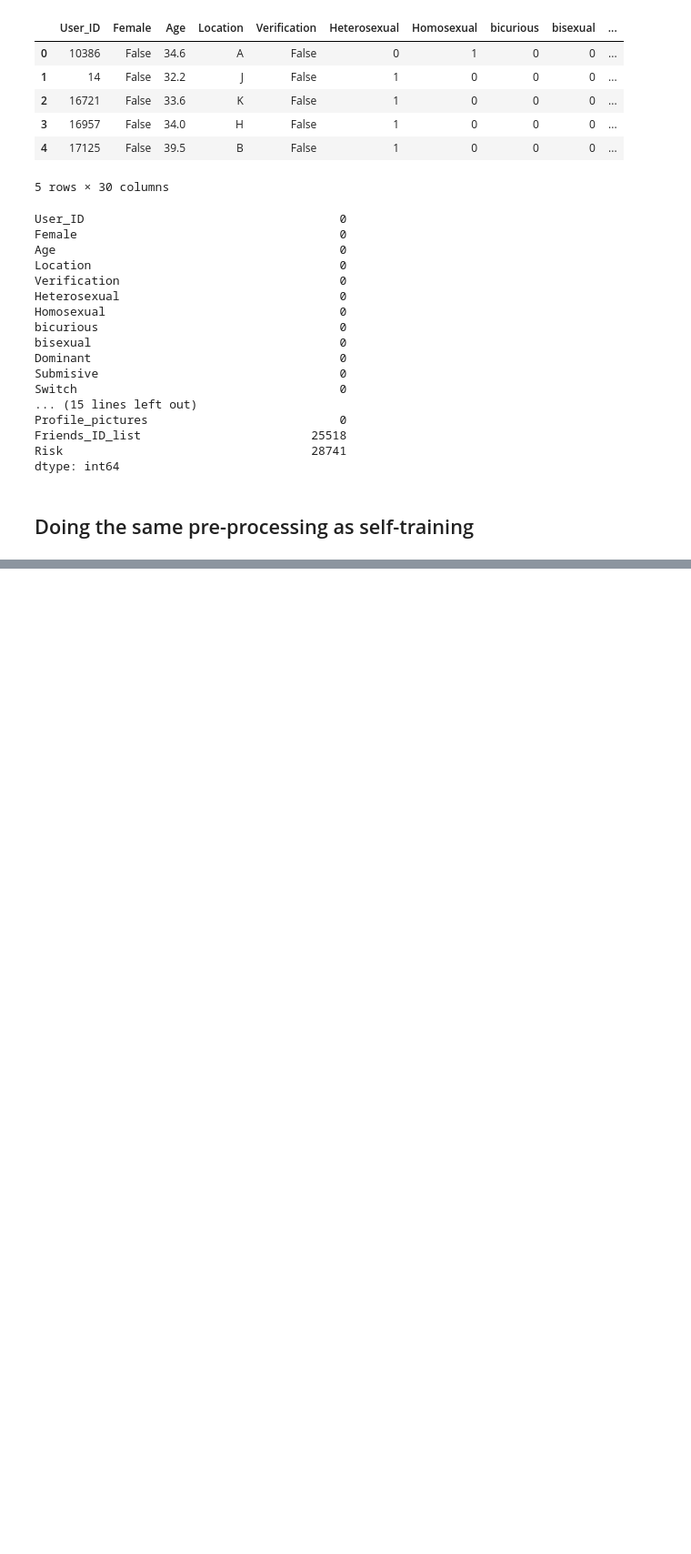
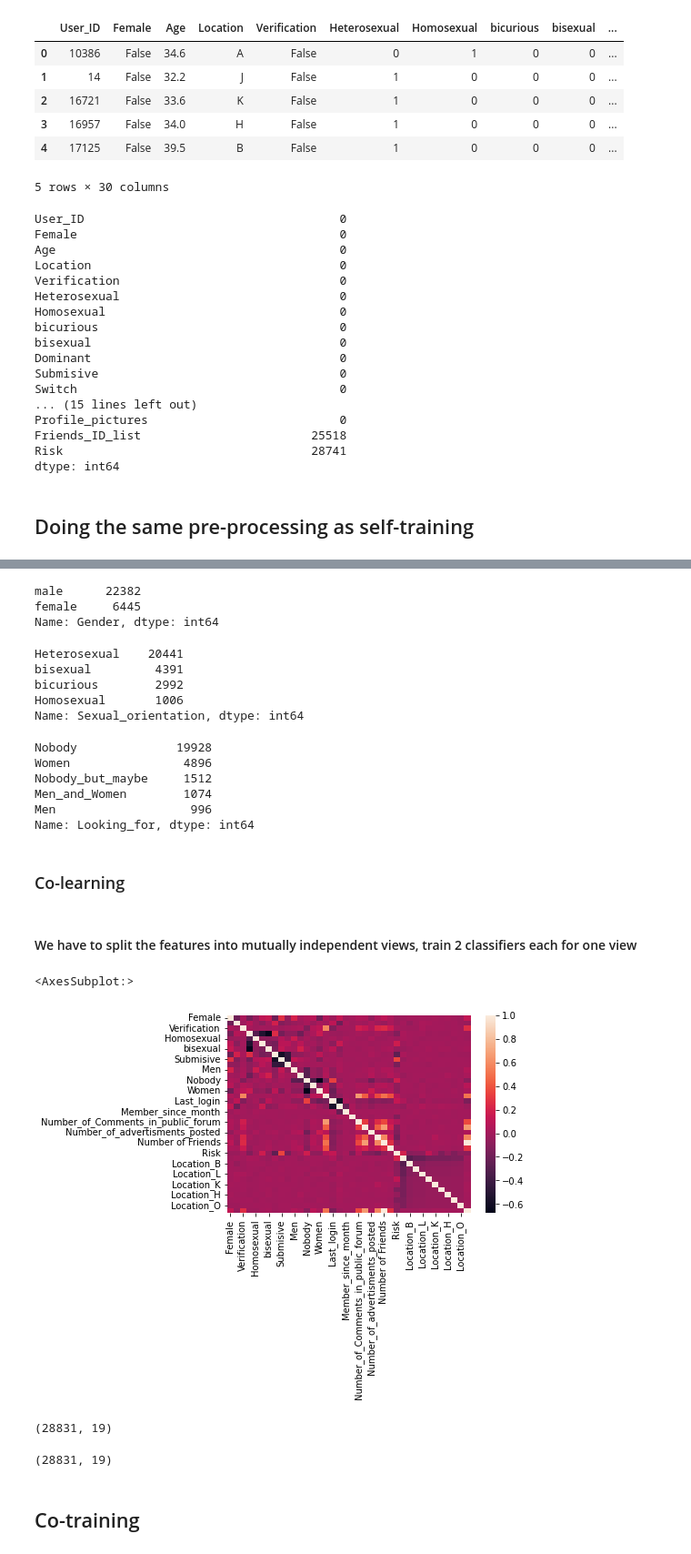
Before and after one commit to shailx383/crux-round3, a Jupyter notebook: co-training.ipynb, the cells around one changed output, grey strips where cells are left out. Shown at 91% size. Cells and saved outputs as stored; diff of their text form; code cells hidden in the pictures; blank space fills up the shorter version.

Commit message:
co-training first draft

```diff
--- a/co-training.ipynb
+++ b/co-training.ipynb
@@ -60,3 +67,5 @@ def transform_id_list(x):
 
 df['Friends'] = df['Friends_ID_list'].apply(lambda x: transform_id_list(x))
 df = df.drop('Friends_ID_list', axis = 1)
+# %%
+df.drop('User_ID', axis = 1, inplace=True)
@@ -62,0 +116,32 @@ df = df.drop('Friends_ID_list', axis = 1)
+# %%
+original_df['Gender'].value_counts()
+# %% [output]
+male      22382
+female     6445
+Name: Gender, dtype: int64
+# %%
+original_df['Sexual_orientation'].value_counts()
+# %% [output]
+Heterosexual    20441
+bisexual         4391
+bicurious        2992
+Homosexual       1006
+Name: Sexual_orientation, dtype: int64
+# %%
+original_df['Looking_for'].value_counts()
+# %% [output]
+Nobody              19928
+Women                4896
+Nobody_but_maybe     1512
+Men_and_Women        1074
+Men                   996
+Name: Looking_for, dtype: int64
+# %% [markdown]
+### Co-learning
+# %% [markdown]
+#### We have to split the features into mutually independent views, train 2 classifiers each for one view
+# %%
+sns.heatmap(df.corr())
+# %% [output]
+<AxesSubplot:>
+[figure, added]
@@ -62,0 +167,8 @@ df = df.drop('Friends_ID_list', axis = 1)
+# %%
+view1.shape
+# %% [output]
+(28831, 19)
+# %%
+view2.shape
+# %% [output]
+(28831, 19)
@@ -62,0 +248,2 @@ df = df.drop('Friends_ID_list', axis = 1)
+# %% [markdown]
+## Co-training
```
Also changed, not shown: parts of 23 cells of this notebook, 4 other files.
